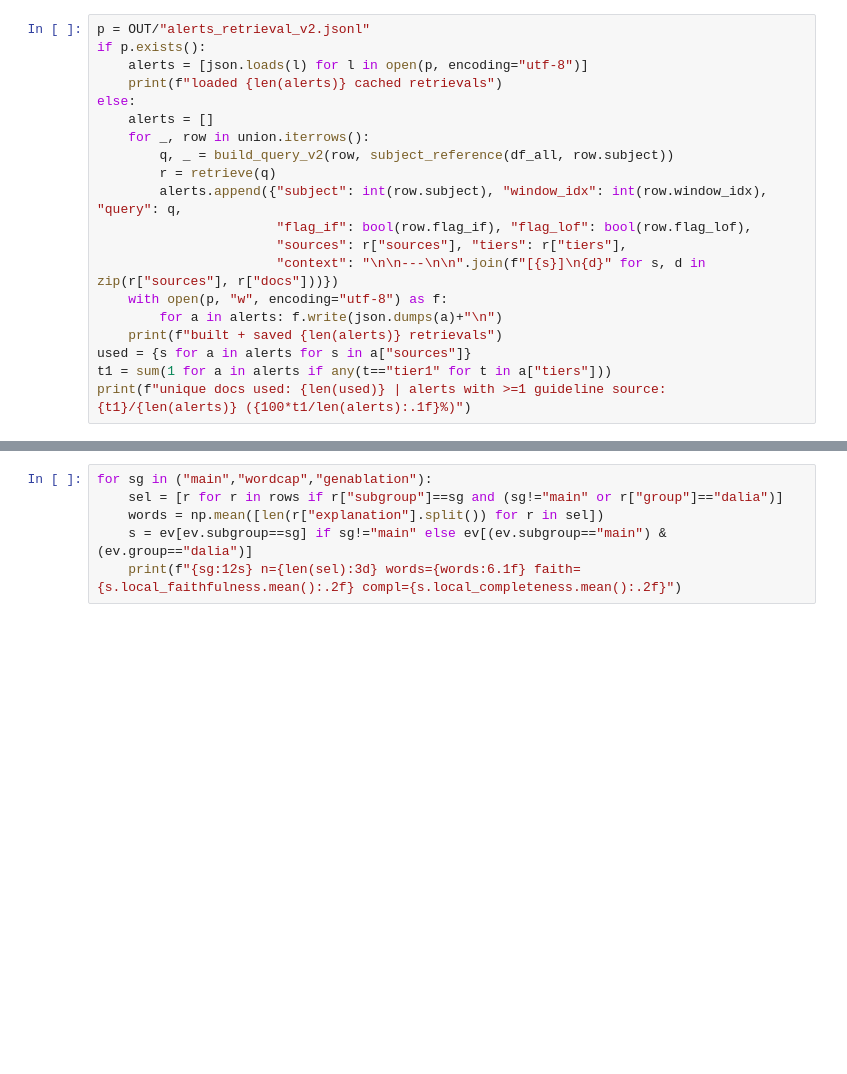
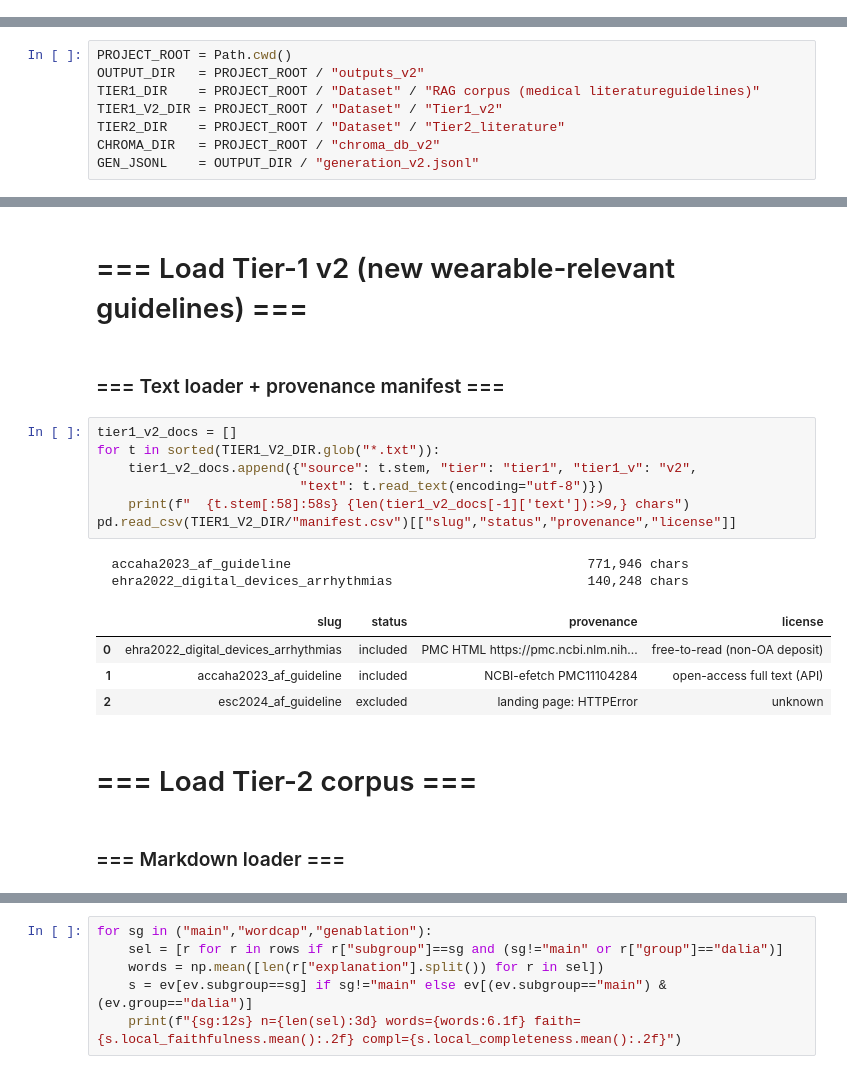
Before and after one commit to TanvirTurja/rag-generation-for-continous-anomaly-alerts, a Jupyter notebook: rag_v2.ipynb, the cells around one changed output, grey strips where cells are left out. Cells and saved outputs as stored; diff of their text form; blank space fills up the shorter version.

```diff
--- a/rag_v2.ipynb
+++ b/rag_v2.ipynb
@@ -247,20 +0,0 @@ stress max|z| mean 43.7 vs baseline 1.5 — Mann-Whitney p = 2.54e-138
-# %%
-p = OUT/"alerts_retrieval_v2.jsonl"
-if p.exists():
-    alerts = [json.loads(l) for l in open(p, encoding="utf-8")]
-    print(f"loaded {len(alerts)} cached retrievals")
-else:
-    alerts = []
-    for _, row in union.iterrows():
-        q, _ = build_query_v2(row, subject_reference(df_all, row.subject))
-        r = retrieve(q)
-        alerts.append({"subject": int(row.subject), "window_idx": int(row.window_idx), "query": q,
-                       "flag_if": bool(row.flag_if), "flag_lof": bool(row.flag_lof),
-                       "sources": r["sources"], "tiers": r["tiers"],
-                       "context": "\n\n---\n\n".join(f"[{s}]\n{d}" for s, d in zip(r["sources"], r["docs"]))})
-    with open(p, "w", encoding="utf-8") as f:
-        for a in alerts: f.write(json.dumps(a)+"\n")
-    print(f"built + saved {len(alerts)} retrievals")
-used = {s for a in alerts for s in a["sources"]}
-t1 = sum(1 for a in alerts if any(t=="tier1" for t in a["tiers"]))
-print(f"unique docs used: {len(used)} | alerts with >=1 guideline source: {t1}/{len(alerts)} ({100*t1/len(alerts):.1f}%)")
@@ -653,0 +41,8 @@ claims.sample(6, random_state=3)[["claim","verdict"]].to_string(index=False)
+# %%
+PROJECT_ROOT = Path.cwd()
+OUTPUT_DIR   = PROJECT_ROOT / "outputs_v2"
+TIER1_DIR    = PROJECT_ROOT / "Dataset" / "RAG corpus (medical literatureguidelines)"
+TIER1_V2_DIR = PROJECT_ROOT / "Dataset" / "Tier1_v2"
+TIER2_DIR    = PROJECT_ROOT / "Dataset" / "Tier2_literature"
+CHROMA_DIR   = PROJECT_ROOT / "chroma_db_v2"
+GEN_JSONL    = OUTPUT_DIR / "generation_v2.jsonl"
@@ -653,0 +88,22 @@ claims.sample(6, random_state=3)[["claim","verdict"]].to_string(index=False)
+# %% [markdown]
+# === Load Tier-1 v2 (new wearable-relevant guidelines) ===
+# %% [markdown]
+### === Text loader + provenance manifest ===
+# %%
+tier1_v2_docs = []
+for t in sorted(TIER1_V2_DIR.glob("*.txt")):
+    tier1_v2_docs.append({"source": t.stem, "tier": "tier1", "tier1_v": "v2",
+                          "text": t.read_text(encoding="utf-8")})
+    print(f"  {t.stem[:58]:58s} {len(tier1_v2_docs[-1]['text']):>9,} chars")
+pd.read_csv(TIER1_V2_DIR/"manifest.csv")[["slug","status","provenance","license"]]
+# %% [output]
+  accaha2023_af_guideline                                      771,946 chars
+  ehra2022_digital_devices_arrhythmias                         140,248 chars
+|  | slug | status | provenance | license |
+| 0 | ehra2022_digital_devices_arrhythmias | included | PMC HTML https://pmc.ncbi.nlm.nih... | free-to-read (non-OA deposit) |
+| 1 | accaha2023_af_guideline | included | NCBI-efetch PMC11104284 | open-access full text (API) |
+| 2 | esc2024_af_guideline | excluded | landing page: HTTPError | unknown |
+# %% [markdown]
+# === Load Tier-2 corpus ===
+# %% [markdown]
+### === Markdown loader ===
```
Also changed, not shown: parts of 142 cells of this notebook, 2 other files.
